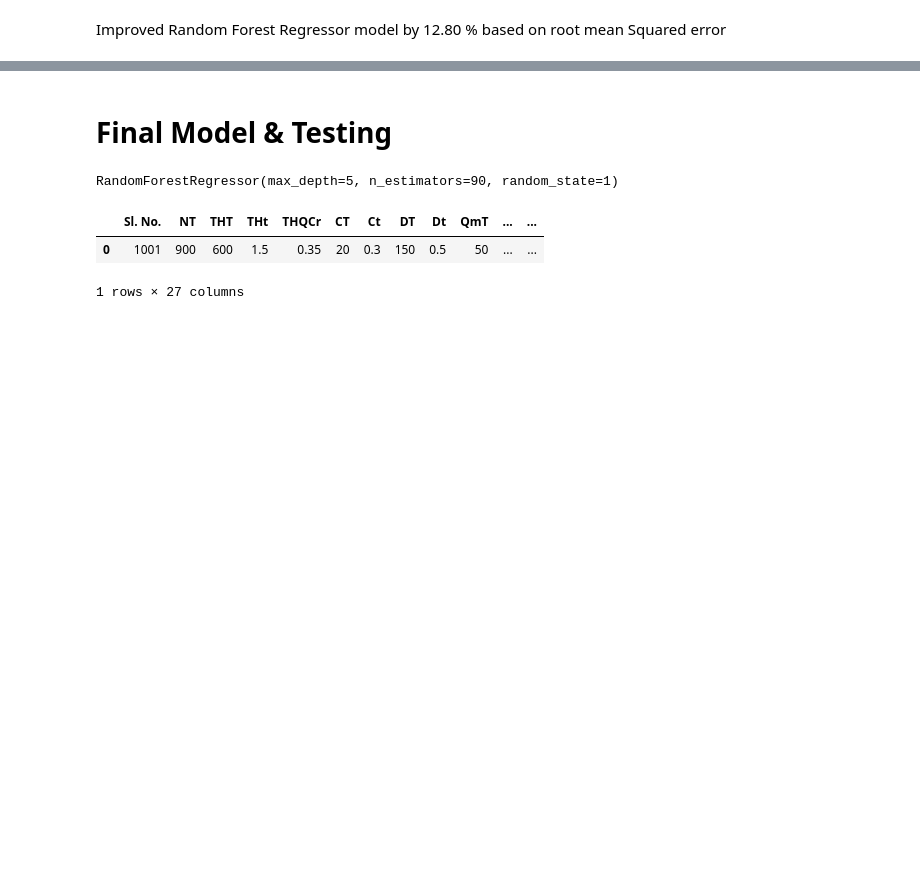
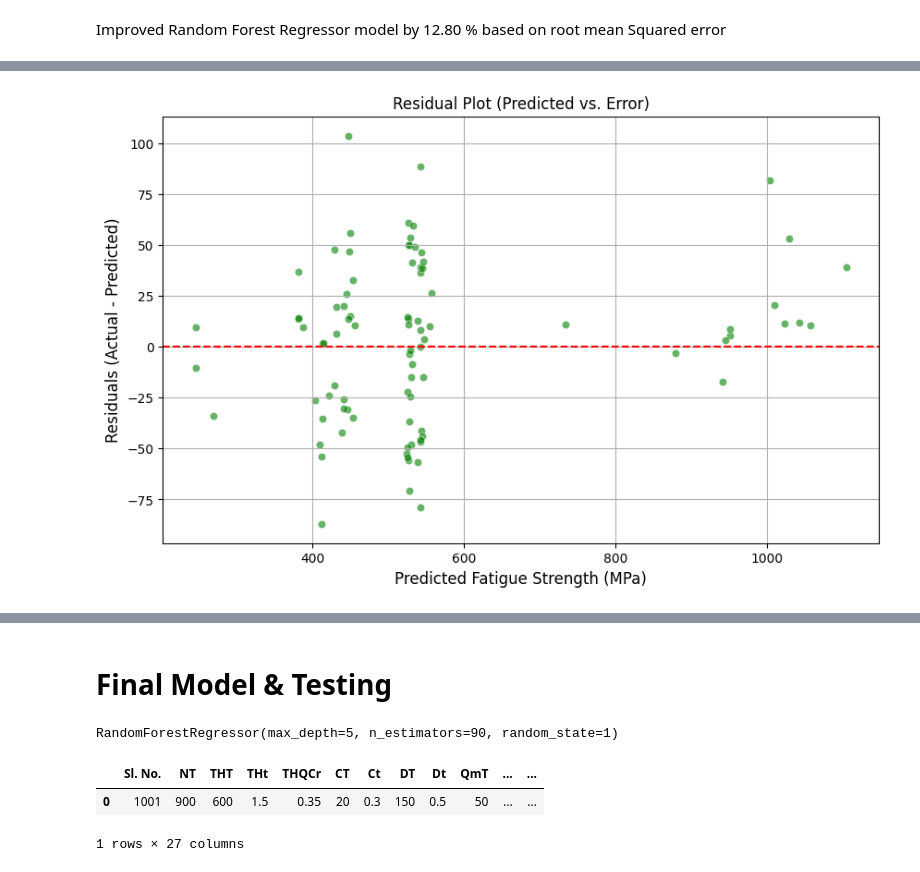
Before and after one commit to jagadesh2006/Fatigue_Strength_ML, a Jupyter notebook: Fatigue_Strength_Prediction.ipynb, the cells around one changed output, grey strips where cells are left out. Drawn from its saved outputs; the diff is of its cells as text; code cells hidden in the pictures; blank space fills up the shorter version.

```diff
--- a/Fatigue_Strength_Prediction.ipynb
+++ b/Fatigue_Strength_Prediction.ipynb
@@ -474,0 +496,13 @@ Improved Random Forest Regressor model by 12.80 % based on root mean Squared err
+# %%
+
+residuals = val_y - predictions
+plt.figure(figsize=(10, 6))
+sns.scatterplot(x=predictions, y=residuals, color='green', alpha=0.6)
+plt.axhline(y=0, color='r', linestyle='--')
+plt.title('Residual Plot (Predicted vs. Error)', fontsize=12)
+plt.xlabel('Predicted Fatigue Strength (MPa)', fontsize=12)
+plt.ylabel('Residuals (Actual - Predicted)', fontsize=12)
+plt.grid(True)
+plt.show()
+# %% [output]
+[figure, added]
```
Also changed, not shown: parts of 11 cells of this notebook.
